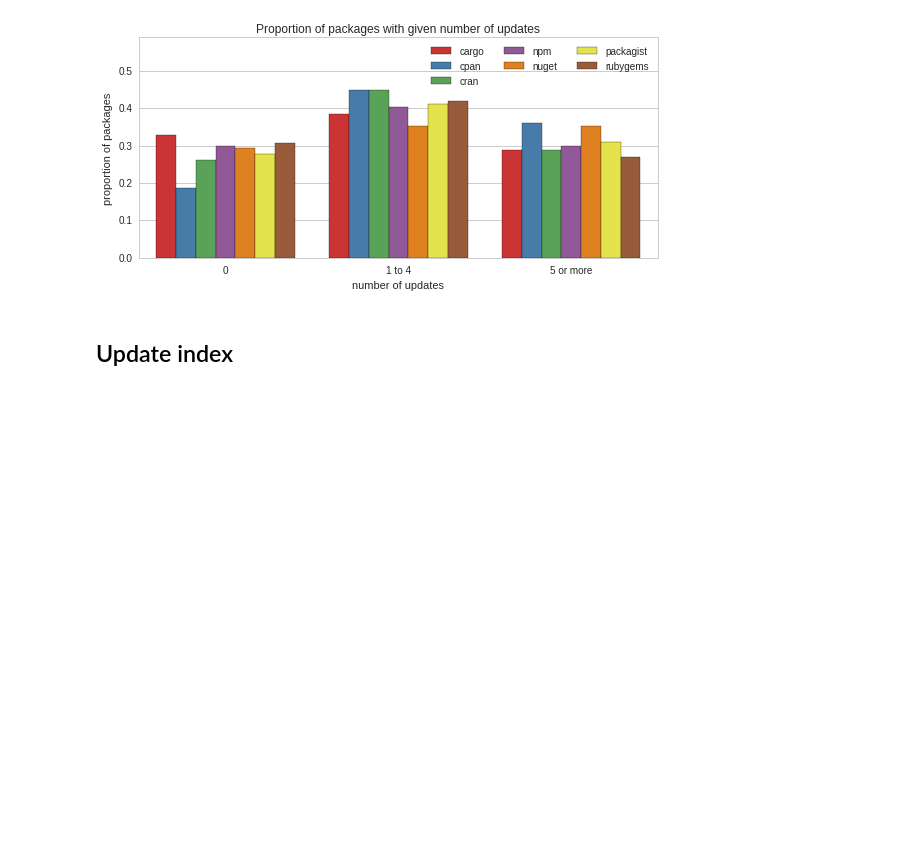
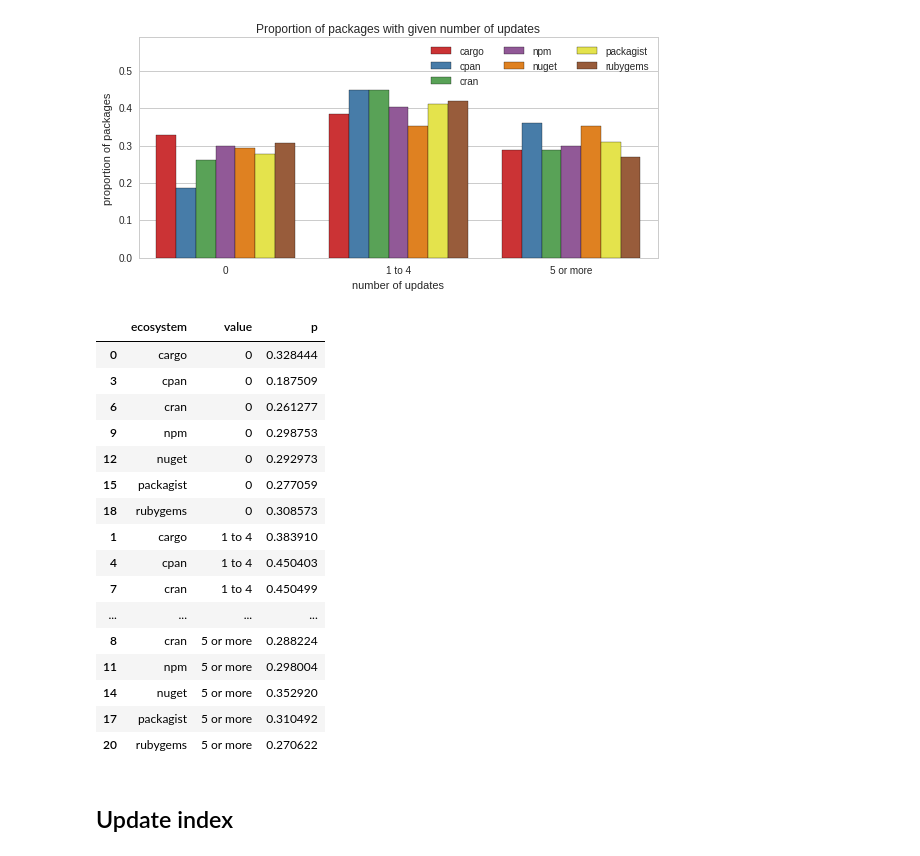
Before and after one commit to AlexandreDecan/ecos-emse, a Jupyter notebook: notebooks/Ecosystem activity.ipynb, the cells around one changed output. Cells and saved outputs as stored; diff of their text form; code cells hidden in the pictures; blank space fills up the shorter version.

```diff
--- a/notebooks/Ecosystem activity.ipynb
+++ b/notebooks/Ecosystem activity.ipynb
@@ -583,6 +583,26 @@ matplotlib.pyplot.tight_layout()
 savefig(figure, 'act_nb_packages_updates_by_package')
 # %% [output]
 [figure]
+# %%
+pandas.DataFrame.from_records(data_temp, columns=['ecosystem', 'value', 'p']).sort_values(['value', 'ecosystem'])
+# %% [output]
+|  | ecosystem | value | p |
+| 0 | cargo | 0 | 0.328444 |
+| 3 | cpan | 0 | 0.187509 |
+| 6 | cran | 0 | 0.261277 |
+| 9 | npm | 0 | 0.298753 |
+| 12 | nuget | 0 | 0.292973 |
+| 15 | packagist | 0 | 0.277059 |
+| 18 | rubygems | 0 | 0.308573 |
+| 1 | cargo | 1 to 4 | 0.383910 |
+| 4 | cpan | 1 to 4 | 0.450403 |
+| 7 | cran | 1 to 4 | 0.450499 |
+| ... | ... | ... | ... |
+| 8 | cran | 5 or more | 0.288224 |
+| 11 | npm | 5 or more | 0.298004 |
+| 14 | nuget | 5 or more | 0.352920 |
+| 17 | packagist | 5 or more | 0.310492 |
+| 20 | rubygems | 5 or more | 0.270622 |
 # %% [markdown]
 ## Update index
 # %%
```
